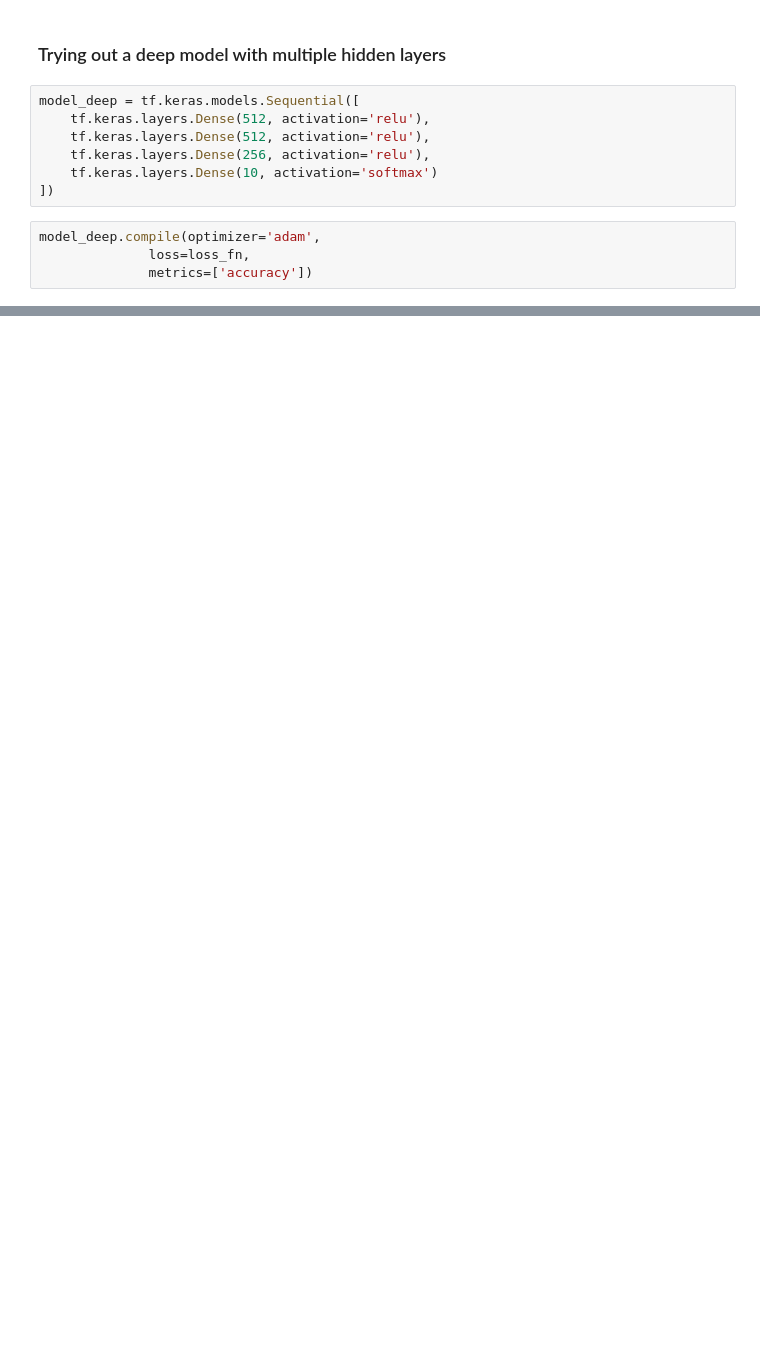
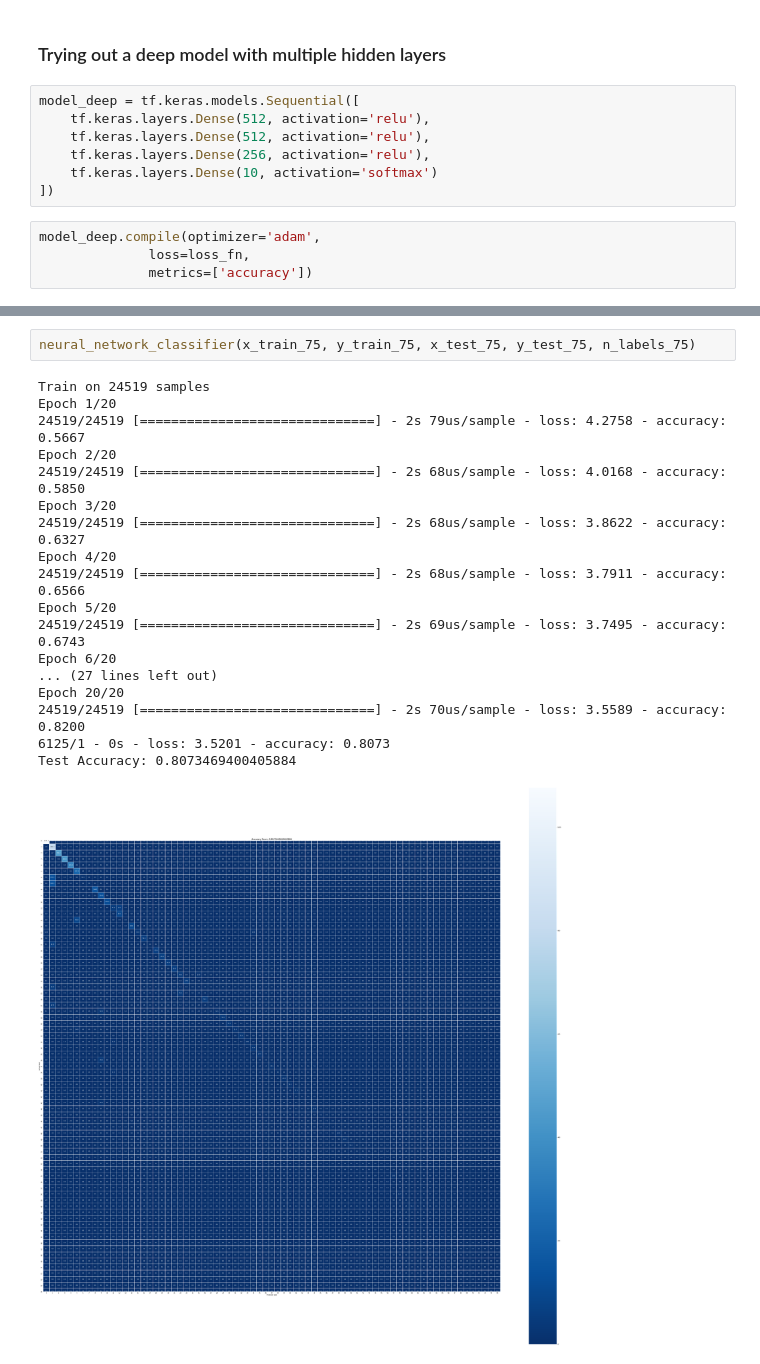
Before and after one commit to chaitanyarajasekhar/patient_symptoms_classification, a Jupyter notebook: medical_symptoms_text_classification.ipynb, the cells around one changed output, grey strips where cells are left out. Drawn from its saved outputs; the diff is of its cells as text; blank space fills up the shorter version.

```diff
--- a/medical_symptoms_text_classification.ipynb
+++ b/medical_symptoms_text_classification.ipynb
@@ -401,0 +520,21 @@ From the above deep model experiment it seems like the function is simple enough
+# %%
+neural_network_classifier(x_train_75, y_train_75, x_test_75, y_test_75, n_labels_75)
+# %% [output]
+Train on 24519 samples
+Epoch 1/20
+24519/24519 [==============================] - 2s 79us/sample - loss: 4.2758 - accuracy: 0.5667
+Epoch 2/20
+24519/24519 [==============================] - 2s 68us/sample - loss: 4.0168 - accuracy: 0.5850
+Epoch 3/20
+24519/24519 [==============================] - 2s 68us/sample - loss: 3.8622 - accuracy: 0.6327
+Epoch 4/20
+24519/24519 [==============================] - 2s 68us/sample - loss: 3.7911 - accuracy: 0.6566
+Epoch 5/20
+24519/24519 [==============================] - 2s 69us/sample - loss: 3.7495 - accuracy: 0.6743
+Epoch 6/20
+... (27 lines left out)
+Epoch 20/20
+24519/24519 [==============================] - 2s 70us/sample - loss: 3.5589 - accuracy: 0.8200
+6125/1 - 0s - loss: 3.5201 - accuracy: 0.8073
+Test Accuracy: 0.8073469400405884
+[figure, added]
```
Also changed, not shown: parts of 32 cells of this notebook.
